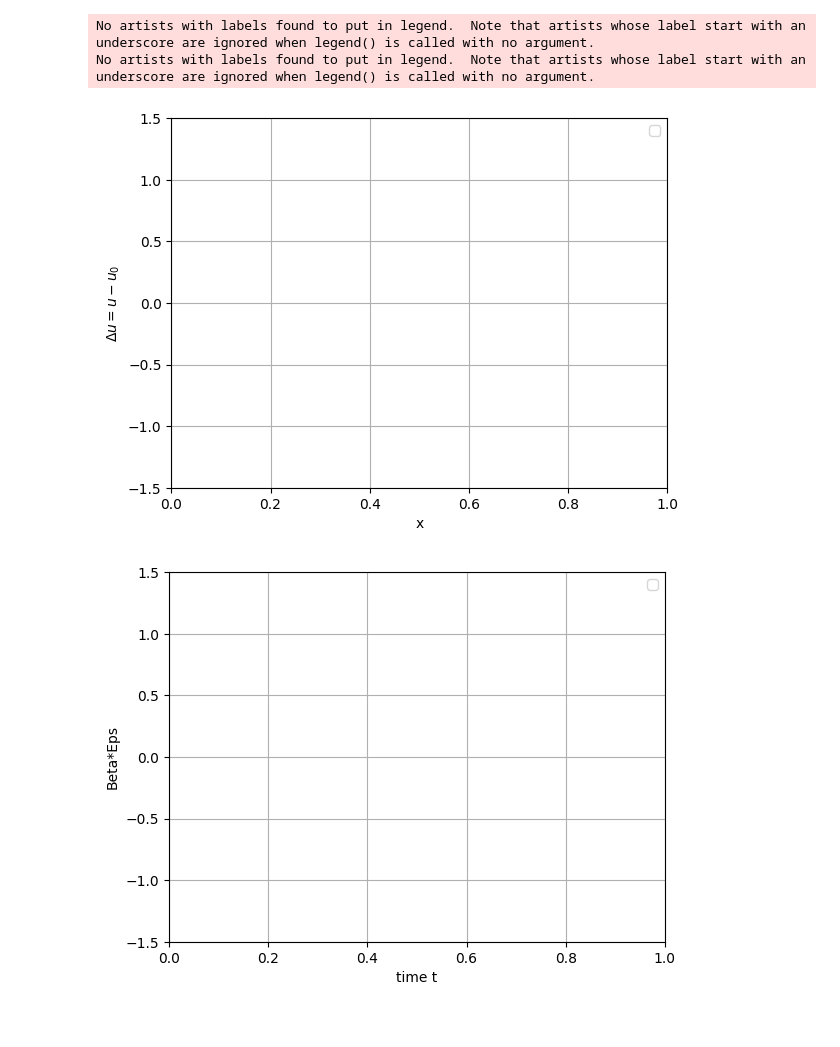
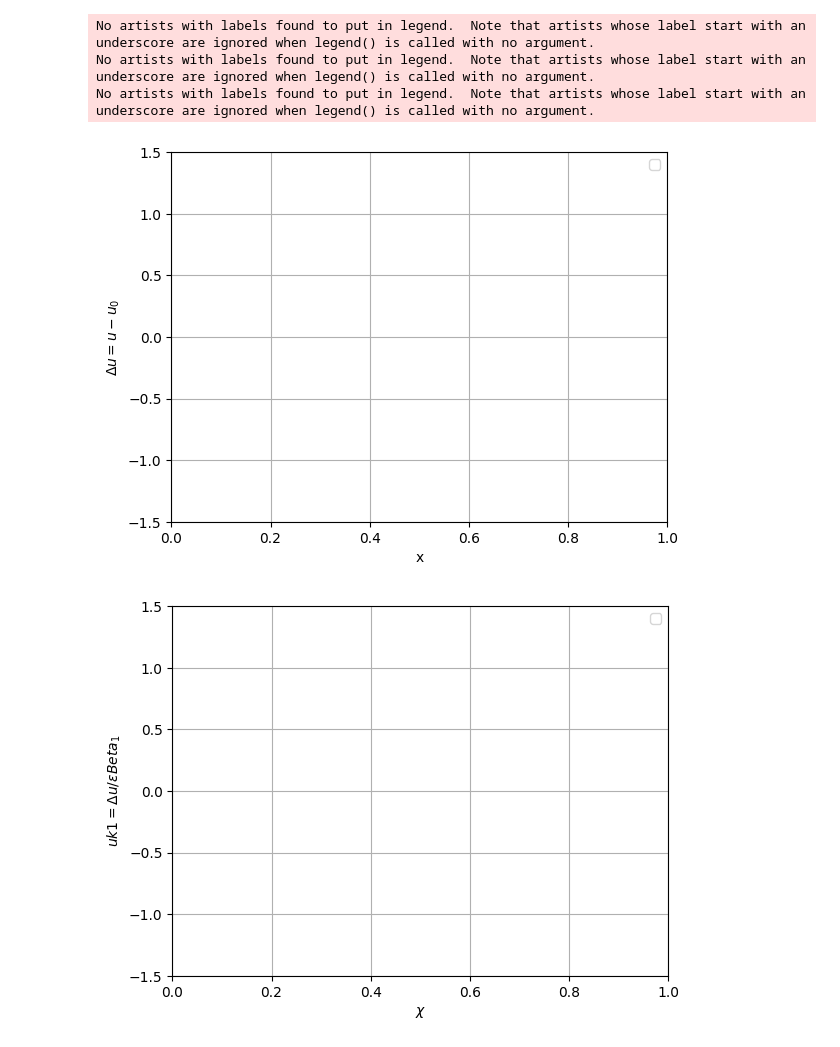
Before and after one commit to suanno/stage2, a Jupyter notebook: codes_tdgl/1D/plot/second analytical approach/distance from stationary state.ipynb, the cells around one changed output. Cells and saved outputs as stored; diff of their text form; code cells hidden in the pictures.

Commit message:
Notes on perturbative approach

```diff
--- a/codes_tdgl/1D/plot/second analytical approach/distance from stationary state.ipynb
+++ b/codes_tdgl/1D/plot/second analytical approach/distance from stationary state.ipynb
@@ -20,30 +46,41 @@ title = "C(t) = " + str(Cave) + " + " + str(A) + "sin(2pi t/T)\n T = " + str(T)
 # %%
 #title = "$C(t) = 1 + 0.2\sin(2\pi t/T)$\n $T = 100 \eps = 2\pi/T$\n $u = \sqrt{C}u_{k_0}(\sqrt{C/2}x) + \eps u_1 + ...$ \n"
 
 # Create plot object for distance from the stationary state
 fig_d, ax_d = plt.subplots()
 ax_d.set_xscale("linear")
 ax_d.set_xlabel("x")
 ax_d.set_ylabel("$\Delta u = u - u_0$")
 ax_d.set_yscale("linear")
 ax_d.set_ylim(-1.5,1.5)
 ax_d.legend()
 ax_d.grid()
 
-# Create plot object for extimations of beta1
+# Create plot object for RESCALED distance from the stationary state (u_{k_1}(\chi) Extimation)
+fig_r, ax_r = plt.subplots()
+ax_r.set_xscale("linear")
+ax_r.set_xlabel("$\chi$")
+ax_r.set_ylabel("$uk1 = \Delta u/\epsilon Beta_1$")
+ax_r.set_yscale("linear")
+ax_r.set_ylim(-1.5,1.5)
+ax_r.legend()
+ax_r.grid()
+
+# Create plot object for Extimations of beta1
 fig_b, ax_b = plt.subplots()
 ax_b.set_xscale("linear")
 ax_b.set_xlabel("time t")
 ax_b.set_ylabel("Beta*Eps")
 ax_b.set_yscale("linear")
 ax_b.set_ylim(-1.5,1.5)
 ax_b.legend()
 ax_b.grid()
 
 #ax_d.set_title(title)
 #ax_b.set_title(title)
 # %% [output]
 No artists with labels found to put in legend.  Note that artists whose label start with an underscore are ignored when legend() is called with no argument.
 No artists with labels found to put in legend.  Note that artists whose label start with an underscore are ignored when legend() is called with no argument.
+No artists with labels found to put in legend.  Note that artists whose label start with an underscore are ignored when legend() is called with no argument.
 [figure]
-[figure, old version]
+[figure, new version]
```
Also changed, not shown: parts of 11 cells of this notebook, 6 other files.
